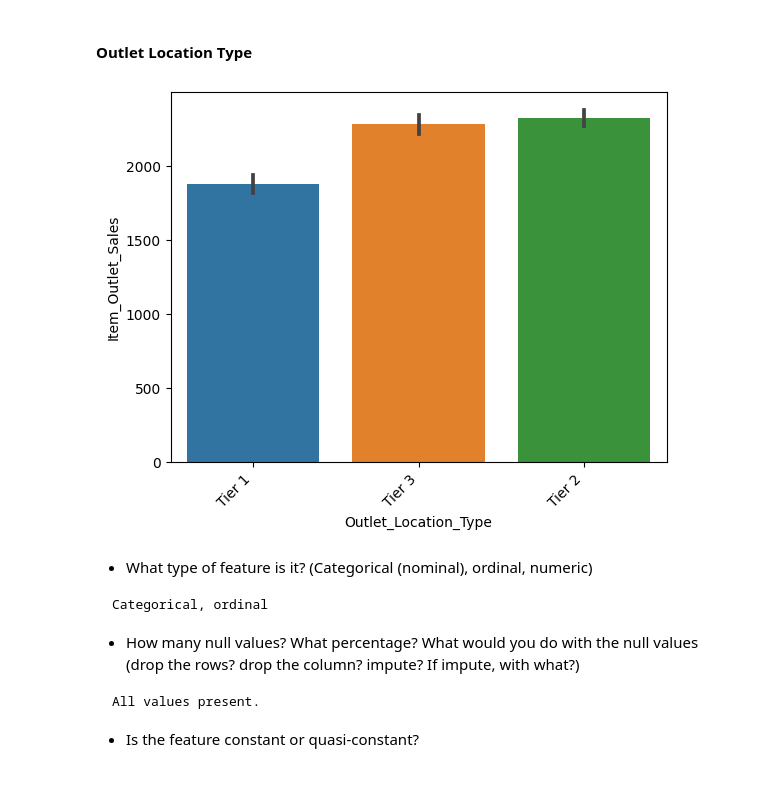
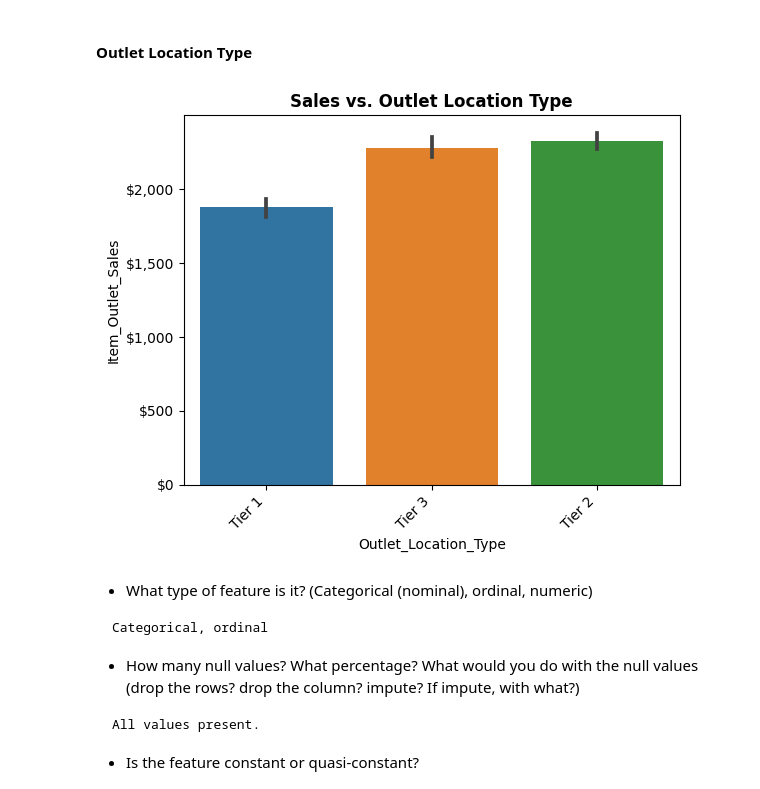
Before and after one commit to eckoecho/Prediction-of-Product-Sales, a Jupyter notebook: Prediction_of_Product_Sales.ipynb, the cells around one changed output. Saved outputs shown, nothing was run; the diff lists cells and outputs as text; code cells hidden in the pictures.

````diff
--- a/Prediction_of_Product_Sales.ipynb
+++ b/Prediction_of_Product_Sales.ipynb
@@ -785,9 +793,14 @@ Yes.
 # %%
 fig, ax = plt.subplots()
 sns.barplot(df, y="Item_Outlet_Sales", x="Outlet_Location_Type");
+ax.set_title("Sales vs. Outlet Location Type", fontweight="bold")
+#Putting $ and , on Sales axis
+fmt = '${x:,.0f}'
+tick = mtick.StrMethodFormatter(fmt)
+ax.yaxis.set_major_formatter(tick)
 ax.set_xticklabels(ax.get_xticklabels(), rotation=45, ha="right");
 # %% [output]
-[figure, old version]
+[figure, new version]
 # %% [markdown]
 * What type of feature is it? (Categorical (nominal), ordinal, numeric)
 ```
````
Also changed, not shown: parts of 22 cells of this notebook.
